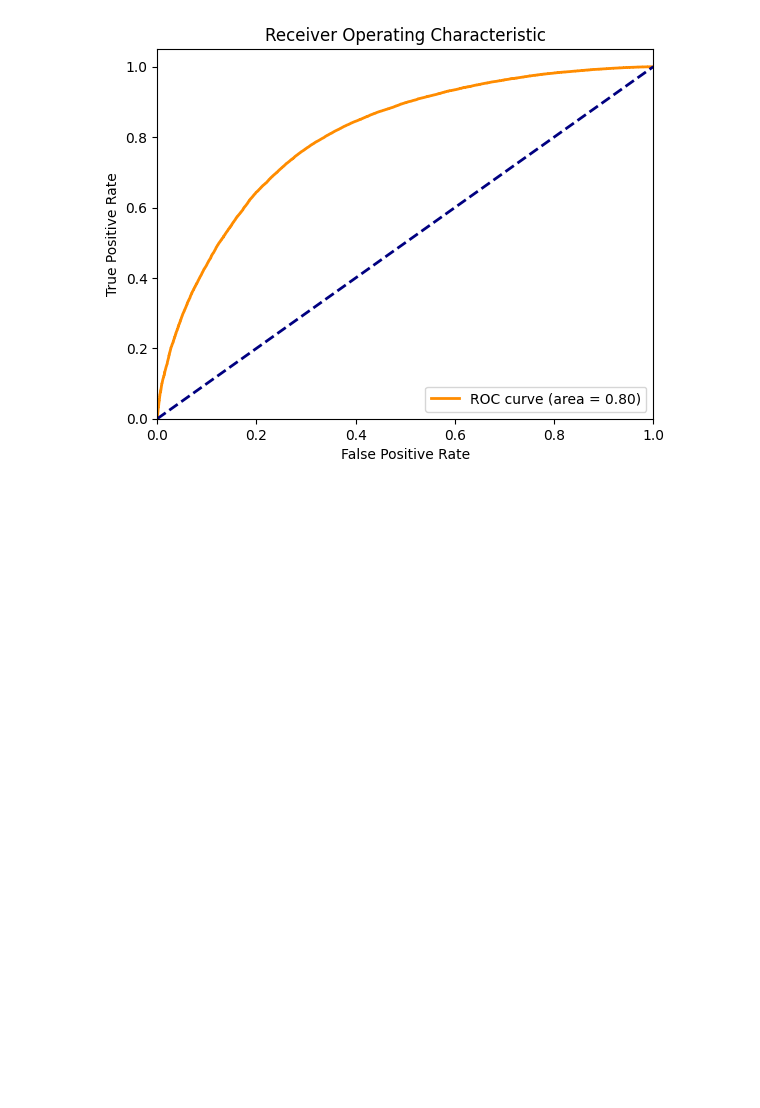
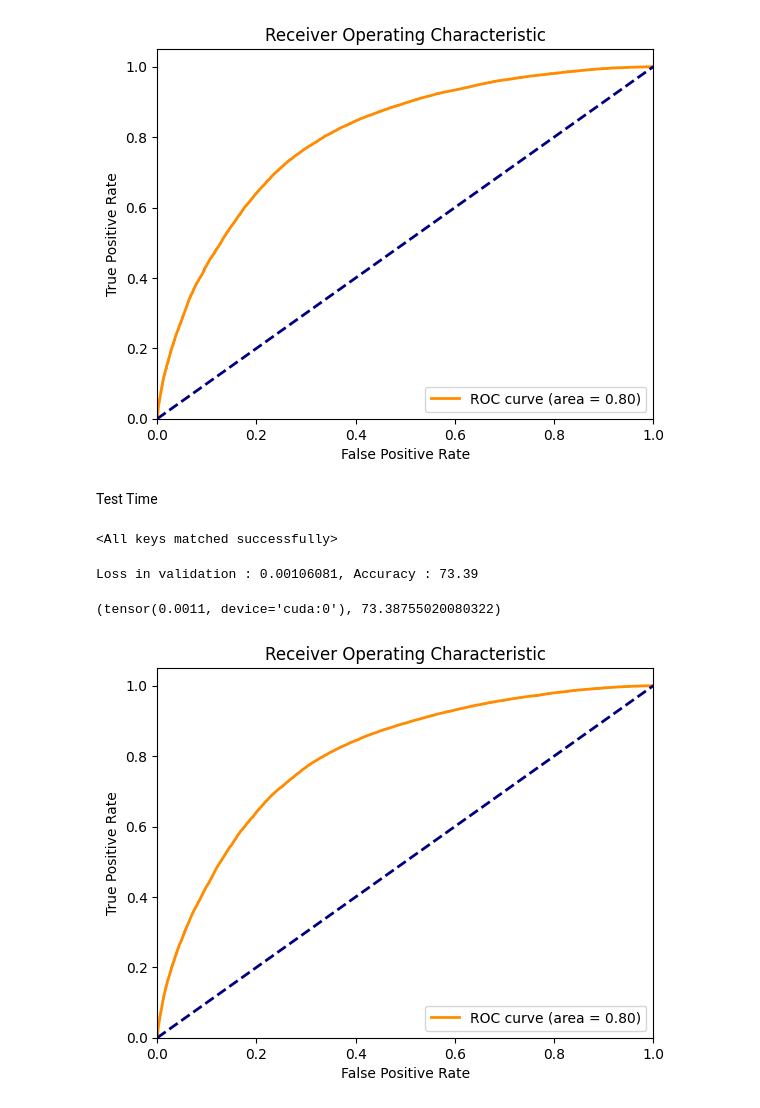
Before and after one commit to JDhruvR/ElectronPhotonClassifier, a Jupyter notebook: main.ipynb, the cells around one changed output. Saved outputs shown, nothing was run; the diff lists cells and outputs as text; code cells hidden in the pictures; blank space fills up the shorter version.

Commit message:
Testing of model using test_loader

```diff
--- a/main.ipynb
+++ b/main.ipynb
@@ -99,0 +100,19 @@ plot_roc_curve(model, val_loader, device='cuda')
+# %% [markdown]
+Test Time
+# %%
+device = 'cuda' if torch.cuda.is_available() else 'cpu'
+# %%
+model = ResNet15_v2().to(device)
+# %%
+model.load_state_dict(torch.load('/content/drive/MyDrive/cs231n/ElectronPhotonClassifier/models/resnet15_v2-3.pth', map_location=device))
+# %% [output]
+<All keys matched successfully>
+# %%
+evaluate_model(model, test_loader, criterion=nn.CrossEntropyLoss(), device=device)
+# %% [output]
+Loss in validation : 0.00106081, Accuracy : 73.39
+(tensor(0.0011, device='cuda:0'), 73.38755020080322)
+# %%
+plot_roc_curve(model, test_loader)
+# %% [output]
+[figure, added]
```
Also changed, not shown: parts of 5 cells of this notebook.
